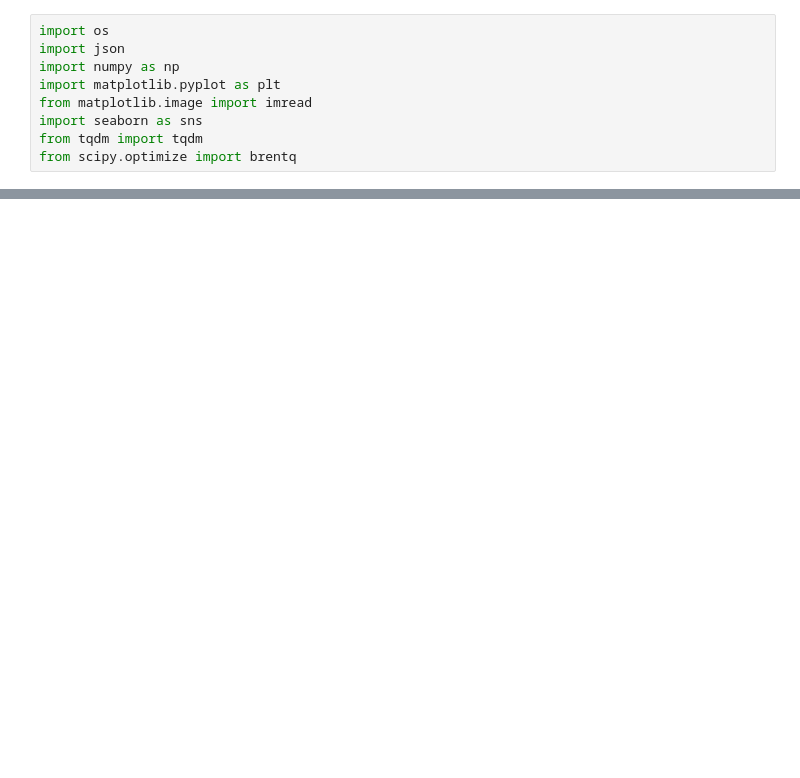
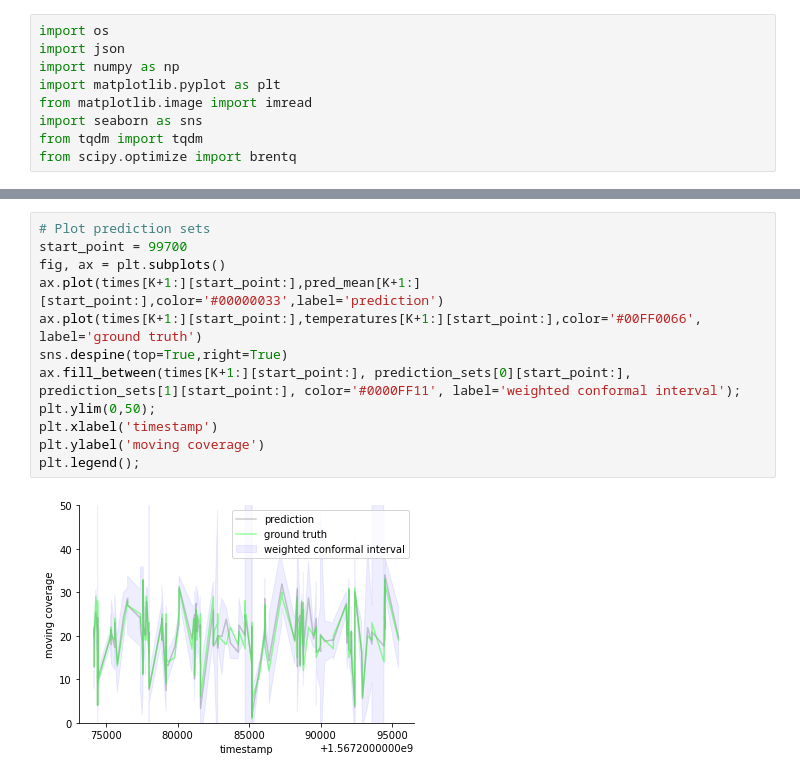
Before and after one commit to aangelopoulos/conformal-prediction, a Jupyter notebook: notebooks/weather-time-series-distribution-shift.ipynb, the cells around one changed output, grey strips where cells are left out. Saved outputs shown, nothing was run; the diff lists cells and outputs as text; blank space fills up the shorter version.

```diff
--- a/notebooks/weather-time-series-distribution-shift.ipynb
+++ b/notebooks/weather-time-series-distribution-shift.ipynb
@@ -110,0 +75,14 @@ plt.show()
+# %%
+# Plot prediction sets
+start_point = 99700
+fig, ax = plt.subplots()
+ax.plot(times[K+1:][start_point:],pred_mean[K+1:][start_point:],color='#00000033',label='prediction')
+ax.plot(times[K+1:][start_point:],temperatures[K+1:][start_point:],color='#00FF0066', label='ground truth')
+sns.despine(top=True,right=True)
+ax.fill_between(times[K+1:][start_point:], prediction_sets[0][start_point:], prediction_sets[1][start_point:], color='#0000FF11', label='weighted conformal interval');
+plt.ylim(0,50);
+plt.xlabel('timestamp')
+plt.ylabel('moving coverage')
+plt.legend();
+# %% [output]
+[figure, added]
```
Also changed, not shown: parts of 7 cells of this notebook.
